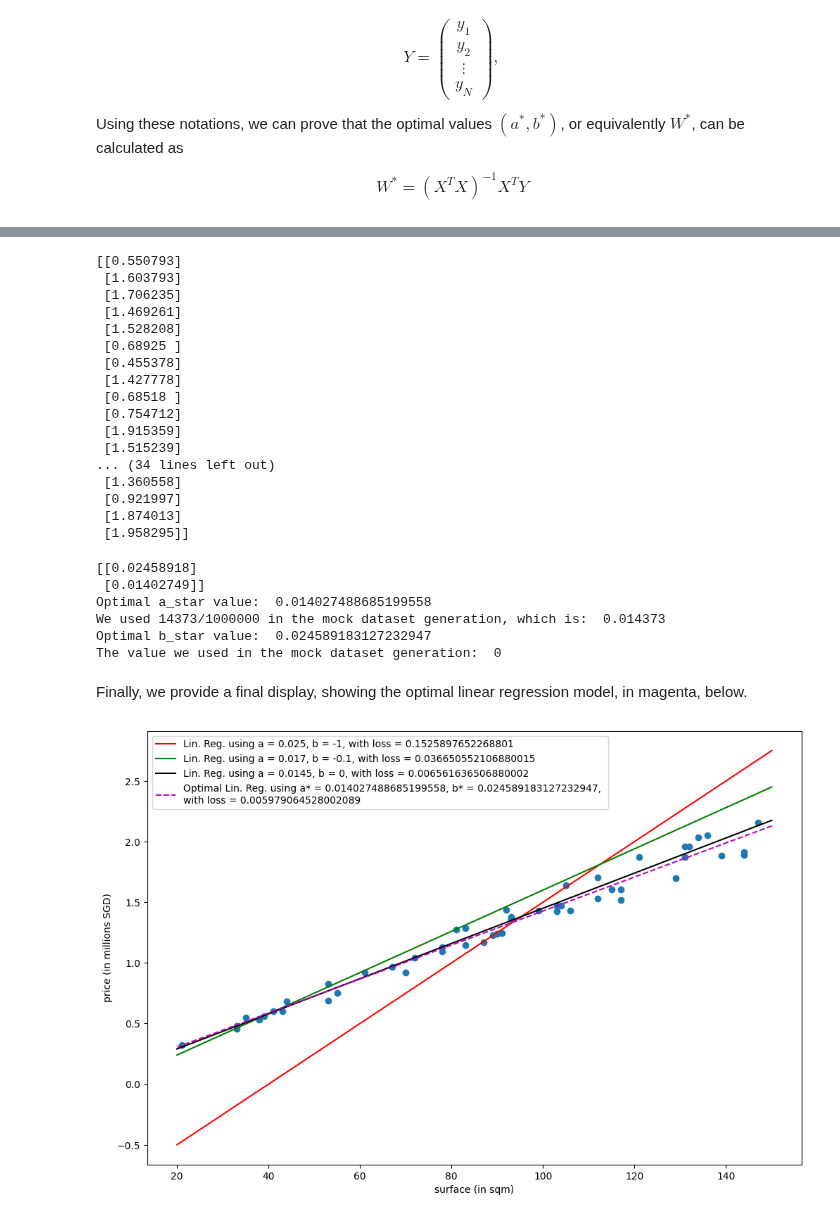
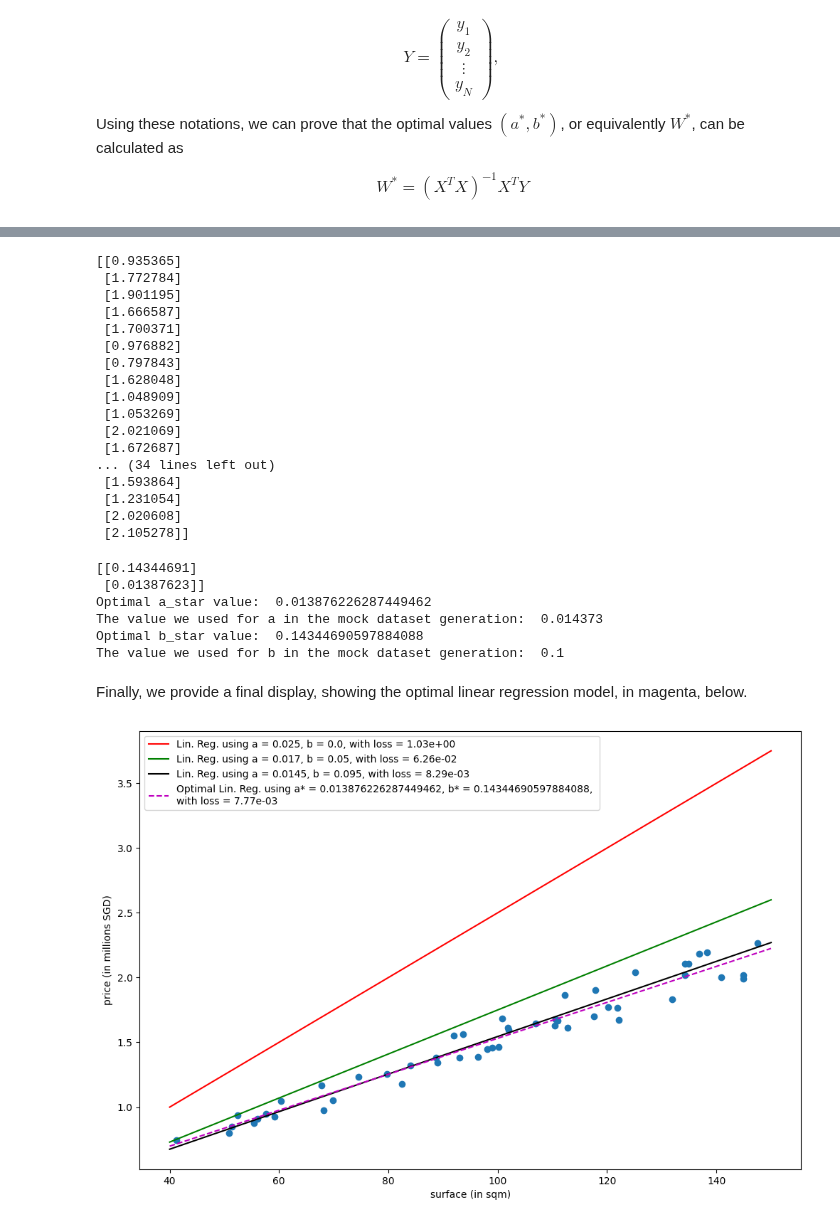
Before and after one commit to matthieudemari/SUTD_DL_50_039, a Jupyter notebook: W1/0. All/Code files/1. Solving a Simple Linear Regression Model Analytically with a Mock Dataset.ipynb, the cells around one changed output, grey strips where cells are left out. Saved outputs shown, nothing was run; the diff lists cells and outputs as text; code cells hidden in the pictures.

```diff
--- a/W1/0. All/Code files/1. Solving a Simple Linear Regression Model Analytically with a Mock Dataset.ipynb
+++ b/W1/0. All/Code files/1. Solving a Simple Linear Regression Model Analytically with a Mock Dataset.ipynb
@@ -31,15 +31,16 @@ Eventually, we obtain two list of *n_points*:
 # %%
 # Two random generator functions to generate a mock dataset.
-# 1. Surfaces randomly generated as uniform between 20sqm and 150sqm.
-min_surf = 20
+# 1. Surfaces randomly generated as uniform between 40sqm and 150sqm.
+min_surf = 40
 max_surf = 150
 def surface(min_surf, max_surf):
-    return round(np.random.uniform(20, 150))
+    return round(np.random.uniform(min_surf, max_surf), 2)
 
-# 2. Price is 14373 times the surface in sqm, +/- 5%
+# 2. Price is 100000 + 14373 times the surface in sqm, +/- 10%
 # (randomly decided to give the dataset some diversity).
 def price(surface):
-    return round((14373*surface)*(1 + np.random.uniform(-0.1, 0.1)))/1000000
+    # Note: this will return the price in millions of SGD.
+    return round((100000 + 14373*surface)*(1 + np.random.uniform(-0.1, 0.1)))/1000000
 # %%
 # Two helper functions to split the dataset
 # in list of x and y values.
@@ -127,8 +128,10 @@ $$ L(a, b, x, y) = \frac{1}{N} \sum_{i=1}^N \left((a x_i + b) - y_i\right)^2 $$
 With $ N $ being the number of points in the dataset (i.e. the value in the variable *n_points*).
 # %%
 # Mean square error as a loss function
+# Displaying loss using exponential notation (XXXe-YYY)
 def loss_mse(a, b, x, y):
-    return sum([(y_i - (a*x_i + b))**2 for x_i, y_i in zip(x, y)])/len(x)
+    val =  sum([(y_i - (a*x_i + b))**2 for x_i, y_i in zip(x, y)])/len(x)
+    return '{:.2e}'.format(val)
 # %%
 # The lower the loss function, the better the linear regression values (a, b) fit the dataset.
 loss1 = loss_mse(a1, b1, inputs, outputs)
@@ -237,39 +244,39 @@ print(XT)
 Y = np.array([[y_i] for y_i in outputs])
 print(Y)
 # %% [output]
-[[0.550793]
- [1.603793]
- [1.706235]
- [1.469261]
- [1.528208]
- [0.68925 ]
- [0.455378]
- [1.427778]
- [0.68518 ]
- [0.754712]
- [1.915359]
- [1.515239]
+[[0.935365]
+ [1.772784]
+ [1.901195]
+ [1.666587]
+ [1.700371]
+ [0.976882]
+ [0.797843]
+ [1.628048]
+ [1.048909]
+ [1.053269]
+ [2.021069]
+ [1.672687]
 ... (34 lines left out)
- [1.360558]
- [0.921997]
- [1.874013]
- [1.958295]]
+ [1.593864]
+ [1.231054]
+ [2.020608]
+ [2.105278]]
 # %%
 # Defining W_star according to our formula
 W_star = np.matmul(np.linalg.inv(np.matmul(XT,X)), np.matmul(XT,Y))
 print(W_star)
 b_star, a_star = W_star[0, 0], W_star[1, 0]
 print("Optimal a_star value: ", a_star)
-print("We used 14373/1000000 in the mock dataset generation, which is: ", 14373/1000000)
+print("The value we used for a in the mock dataset generation: ", 14373/1000000)
 print("Optimal b_star value: ", b_star)
-print("The value we used in the mock dataset generation: ", 0)
+print("The value we used for b in the mock dataset generation: ", 100000/1000000)
 # %% [output]
-[[0.02458918]
- [0.01402749]]
-Optimal a_star value:  0.014027488685199558
-We used 14373/1000000 in the mock dataset generation, which is:  0.014373
-Optimal b_star value:  0.024589183127232947
-The value we used in the mock dataset generation:  0
+[[0.14344691]
+ [0.01387623]]
+Optimal a_star value:  0.013876226287449462
+The value we used for a in the mock dataset generation:  0.014373
+Optimal b_star value:  0.14344690597884088
+The value we used for b in the mock dataset generation:  0.1
 # %% [markdown]
 Finally, we provide a final display, showing the optimal linear regression model, in magenta, below.
 # %%
@@ -280,37 +287,37 @@ plt.xlabel("surface (in sqm)")
 plt.ylabel("price (in millions SGD)")
 
 # Add some linreg
-a1 = 25/1000
-b1 = -1
+a1 = 25000/1000000
+b1 = 0/1000000
 linreg_dataset1 = linreg(a1, b1, min_surf, max_surf, n_points)
 loss1 = loss_mse(a1, b1, inputs, outputs)
 legend1 = "Lin. Reg. using a = {}, b = {}, with loss = {}".format(a1, b1, loss1)
 plt.plot(get_x_list(linreg_dataset1), get_y_list(linreg_dataset1), 'r', label = legend1)
 
 # Another linreg
-a2 = 17/1000
-b2 = -0.1
+a2 = 17000/1000000
+b2 = 50000/1000000
 linreg_dataset2 = linreg(a2, b2, min_surf, max_surf, n_points)
 loss2 = loss_mse(a2, b2, inputs, outputs)
 legend2 = "Lin. Reg. using a = {}, b = {}, with loss = {}".format(a2, b2, loss2)
 plt.plot(get_x_list(linreg_dataset2), get_y_list(linreg_dataset2), 'g', label = legend2)
 
 # A final linreg
-a3 = 14.5/1000
-b3 = 0
+a3 = 14500/1000000
+b3 = 95000/1000000
 linreg_dataset3 = linreg(a3, b3, min_surf, max_surf, n_points)
 loss3 = loss_mse(a3, b3, inputs, outputs)
 legend3 = "Lin. Reg. using a = {}, b = {}, with loss = {}".format(a3, b3, loss3)
 plt.plot(get_x_list(linreg_dataset3), get_y_list(linreg_dataset3), 'k', label = legend3)
 
 # Optimal linreg
 linreg_dataset4 = linreg(a_star, b_star, min_surf, max_surf, n_points)
 loss4 = loss_mse(a_star, b_star, inputs, outputs)
 legend4 = "Optimal Lin. Reg. using a* = {}, b* = {}, \nwith loss = {}".format(a_star, b_star, loss4)
 plt.plot(get_x_list(linreg_dataset4), get_y_list(linreg_dataset4), 'm--', label = legend4)
 
 # Display
 plt.legend(loc='best')
 plt.show()
 # %% [output]
-[figure, old version]
+[figure, new version]
```
Also changed, not shown: parts of 9 cells of this notebook, 2 other files.
